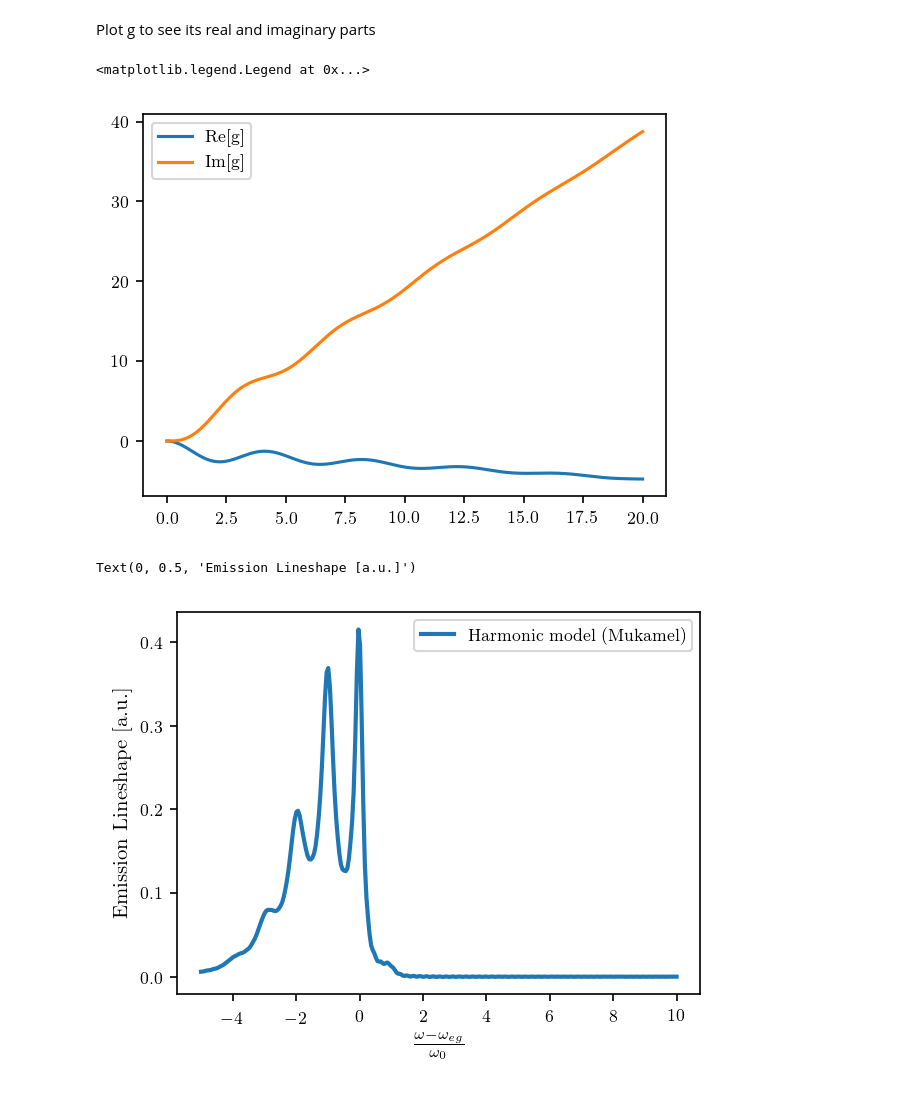
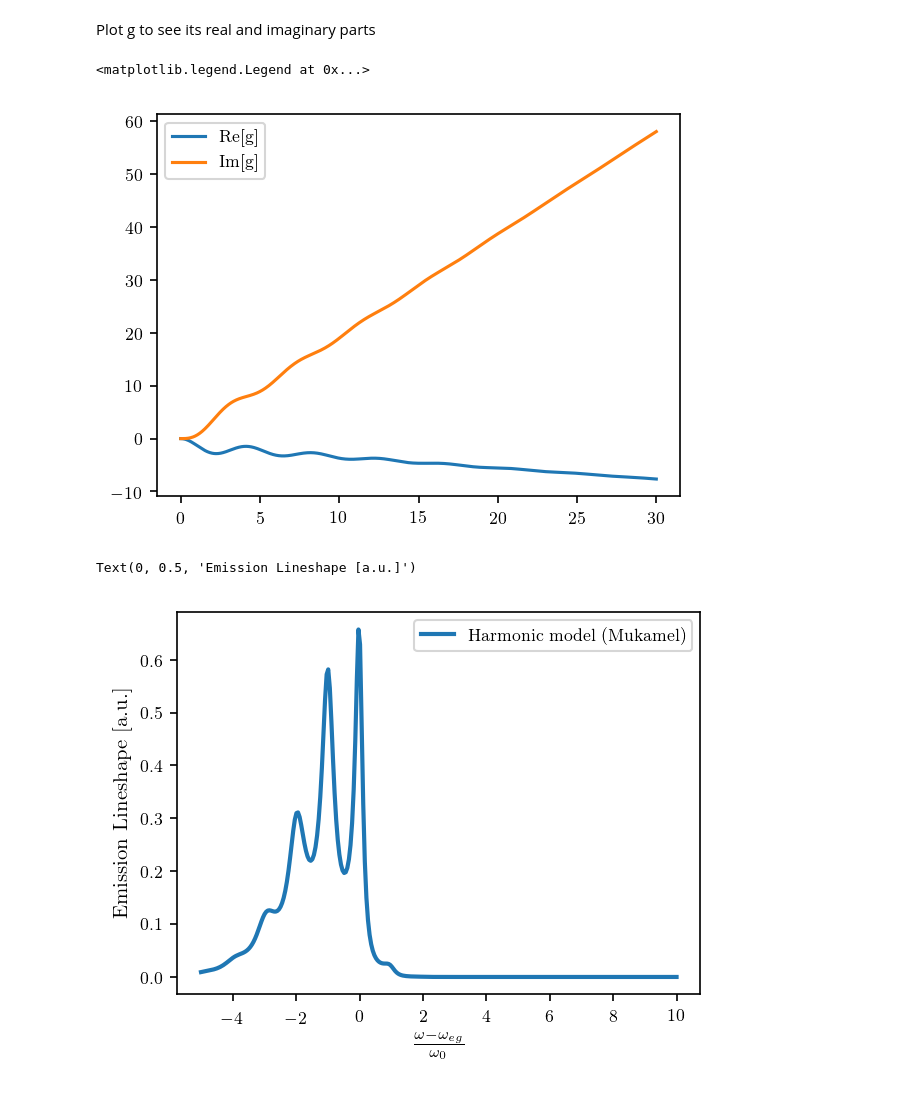
Before and after one commit to HarrisonGoldwyn/modeling_TAHz_emission, a Jupyter notebook: notebooks/comp_to_Anda_lim.ipynb, the cells around one changed output. Saved outputs shown, nothing was run; the diff lists cells and outputs as text; code cells hidden in the pictures.

Commit message:
Figured out how to sync up harmonic limit to Mukamel as well as figured out what the weird shift in the anharmonic model is. Not sure why but I know how to calculate it.

```diff
--- a/notebooks/comp_to_Anda_lim.ipynb
+++ b/notebooks/comp_to_Anda_lim.ipynb
@@ -74,8 +68,8 @@ emily_model = dom.mol_fluo_model(
     script_d=[1.6],
     hbar_omega_0=[1],
     hbar_gamma=[.18],
-#     T=.3/kb,
-    T=0.00001,
+    T=.3/kb,
+#     T=0.00001,
     )
 
 
@@ -83,7 +77,7 @@ integrand_hbarws = np.linspace(-5, 10, 3)
 ts, integrand = emily_model.emission_lineshape(
     integrand_hbarws/hbar,
 #     mode_idx,
-    t_bound = 20,
+    t_bound = 30,
     t_points = 1000,
     return_integrand=1
     )
@@ -101,22 +95,23 @@ plt.plot(ts, np.imag(k2), label='Im[g]')
 plt.legend()
 # %% [output]
 <matplotlib.legend.Legend at 0x...>
-[figure, old version]
+[figure, new version]
 # %%
 hbar_ws = np.linspace(-5, 10, 300)
 model = emily_model.emission_lineshape(
     hbar_ws/hbar,
 #     mode_idx,
-    t_bound = 20,
+    t_bound = 50,
     t_points = 1000,
+    ns=np.linspace(1,50,50)
     )
 
 plt.plot(hbar_ws, model, lw=2, label='Harmonic model (Mukamel)')
 
 plt.legend()
 # plt.xlim([1.75, 3])
 plt.xlabel(r'$\frac{\omega - \omega_{eg}}{\omega_0}$', fontsize=10)
 plt.ylabel(r'Emission Lineshape [a.u.]', fontsize=10)
 # %% [output]
 Text(0, 0.5, 'Emission Lineshape [a.u.]')
-[figure, old version]
+[figure, new version]
```
Also changed, not shown: parts of 33 cells of this notebook.
